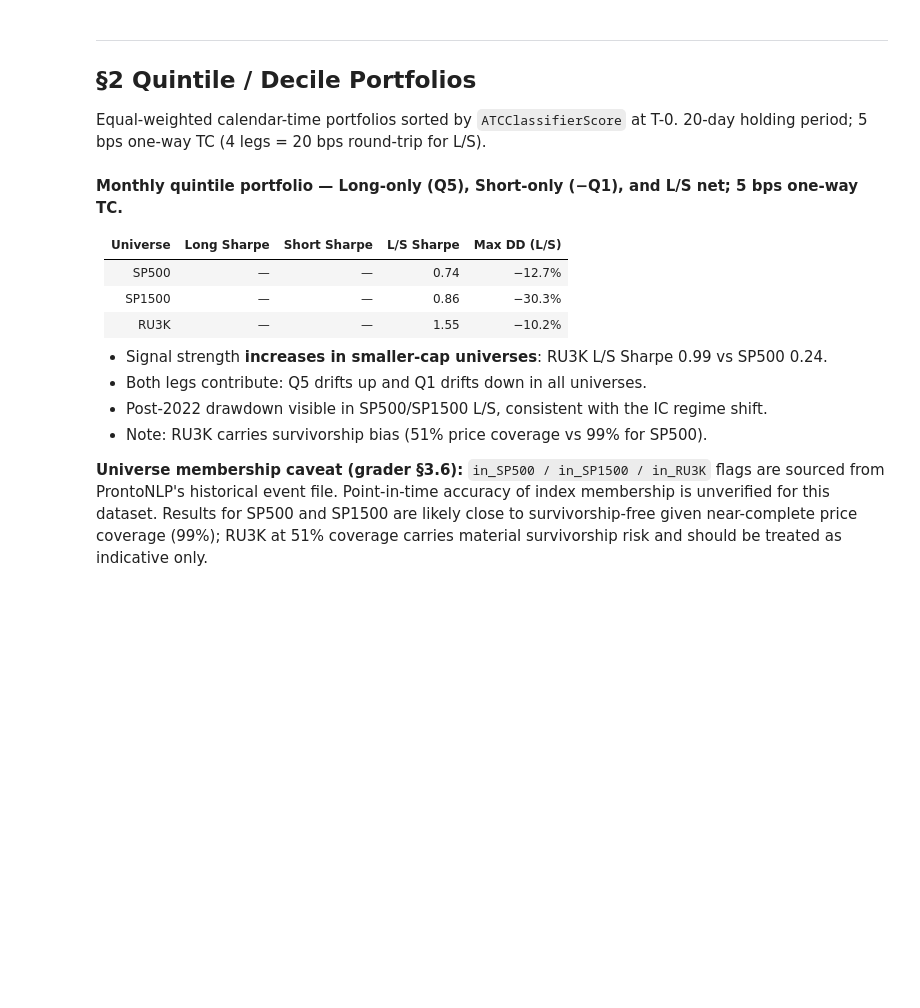
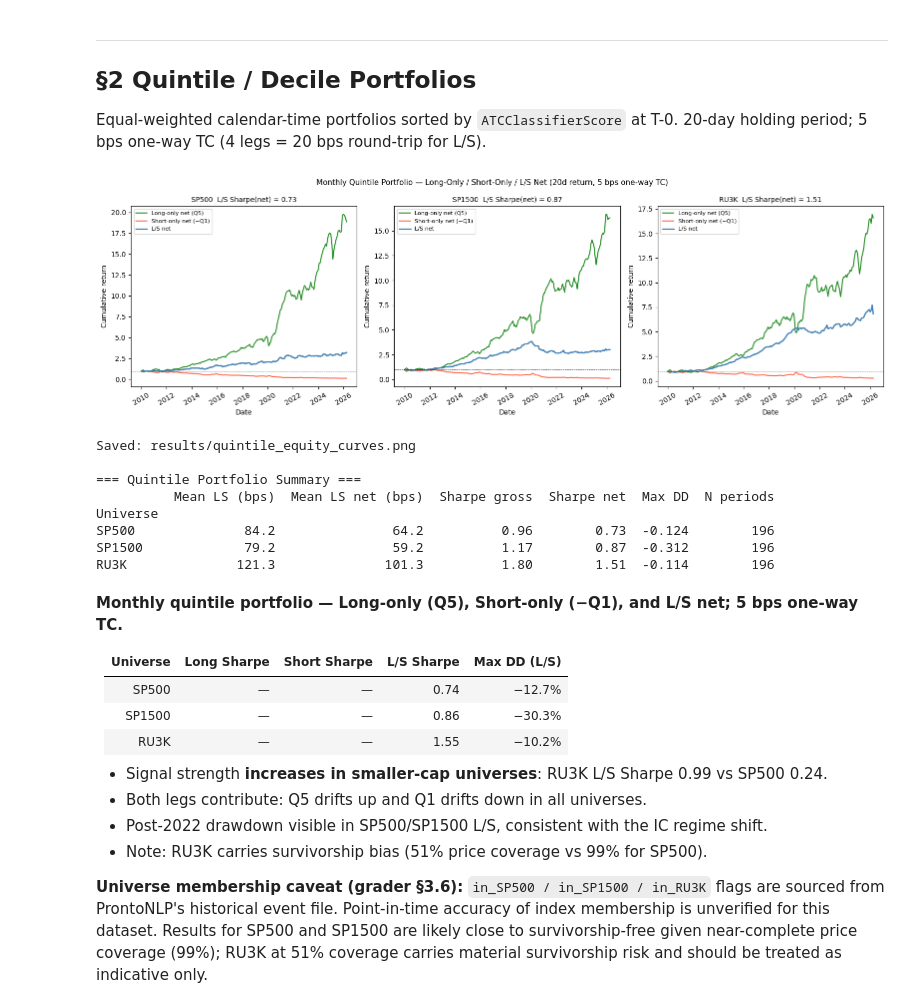
Before and after one commit to liny-r/NLP-Final-Assignment, a Jupyter notebook: 01_analysis.ipynb, the cells around one changed output. Saved outputs shown, nothing was run; the diff lists cells and outputs as text; code cells hidden in the pictures; blank space fills up the shorter version.

```diff
--- a/01_analysis.ipynb
+++ b/01_analysis.ipynb
@@ -329,34 +397,44 @@ all_stats = []
 
 for ax, (uname, ucol) in zip(axes, UNIVERSES.items()):
     pf    = quintile_portfolio(df[df[ucol].fillna(False)], ret_col='return_20d', freq='M')
     stats = portfolio_stats(pf, 'M')
     stats['Universe'] = uname
     all_stats.append(stats)
 
     cum_long  = (1 + pf['Long_net']).cumprod()
     cum_short = (1 + pf['Short_net']).cumprod()
     cum_ls    = (1 + pf['LS_net']).cumprod()
 
     ax.plot(pf.index, cum_long,  color='forestgreen', lw=1.5, label='Long-only net (Q5)')
     ax.plot(pf.index, cum_short, color='tomato',      lw=1.5, label='Short-only net (−Q1)')
     ax.plot(pf.index, cum_ls,    color='steelblue',   lw=2.0, label='L/S net')
     ax.axhline(1.0, color='black', lw=0.5, ls='--')
     ax.set_title(f'{uname}  L/S Sharpe(net) = {stats["Sharpe net"]:.2f}', fontsize=10)
     ax.set_xlabel('Date')
     ax.set_ylabel('Cumulative return')
     ax.legend(fontsize=8)
     ax.tick_params(axis='x', rotation=30)
 
-plt.suptitle('Monthly Quintile Portfolio — Long-Only / Short-Only / L/S Net (5d return, 5 bps TC)', fontsize=11)
+plt.suptitle('Monthly Quintile Portfolio — Long-Only / Short-Only / L/S Net (20d return, 5 bps one-way TC)', fontsize=11)
 plt.tight_layout()
 fig.savefig(RESULTS / 'quintile_equity_curves.png', dpi=150, bbox_inches='tight')
 plt.show()
 print('Saved: results/quintile_equity_curves.png')
 
 summary_df = pd.DataFrame(all_stats).set_index('Universe')
 print()
 print('=== Quintile Portfolio Summary ===')
 print(summary_df.to_string())
+# %% [output]
+[figure, added]
+Saved: results/quintile_equity_curves.png
+
+=== Quintile Portfolio Summary ===
+          Mean LS (bps)  Mean LS net (bps)  Sharpe gross  Sharpe net  Max DD  N periods
+Universe
+SP500              84.2               64.2          0.96        0.73  -0.124        196
+SP1500             79.2               59.2          1.17        0.87  -0.312        196
+RU3K              121.3              101.3          1.80        1.51  -0.114        196
 # %% [markdown]
 **Monthly quintile portfolio — Long-only (Q5), Short-only (−Q1), and L/S net; 5 bps one-way TC.**
 
```
Also changed, not shown: parts of 26 cells of this notebook, 2 other files.
